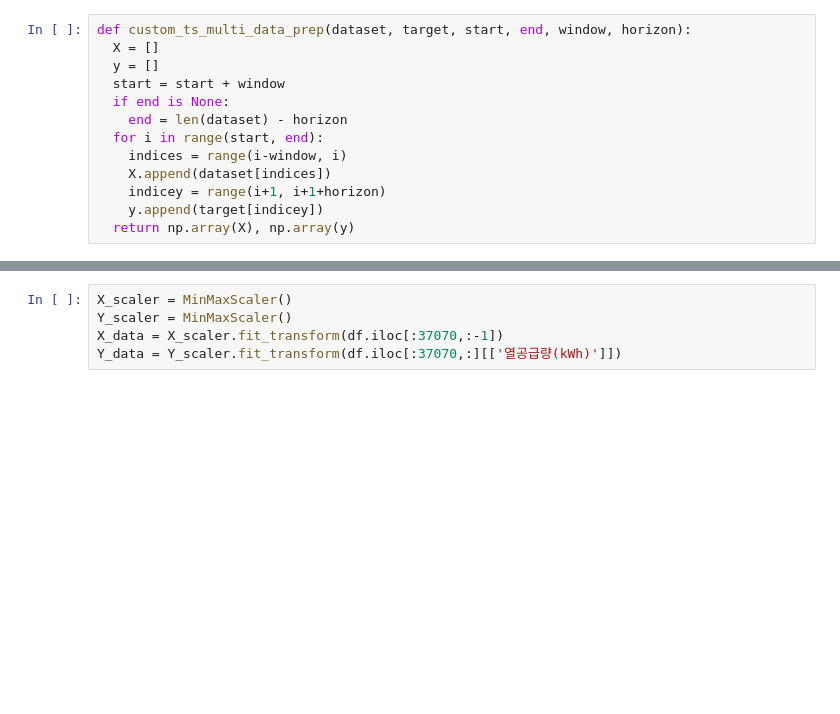
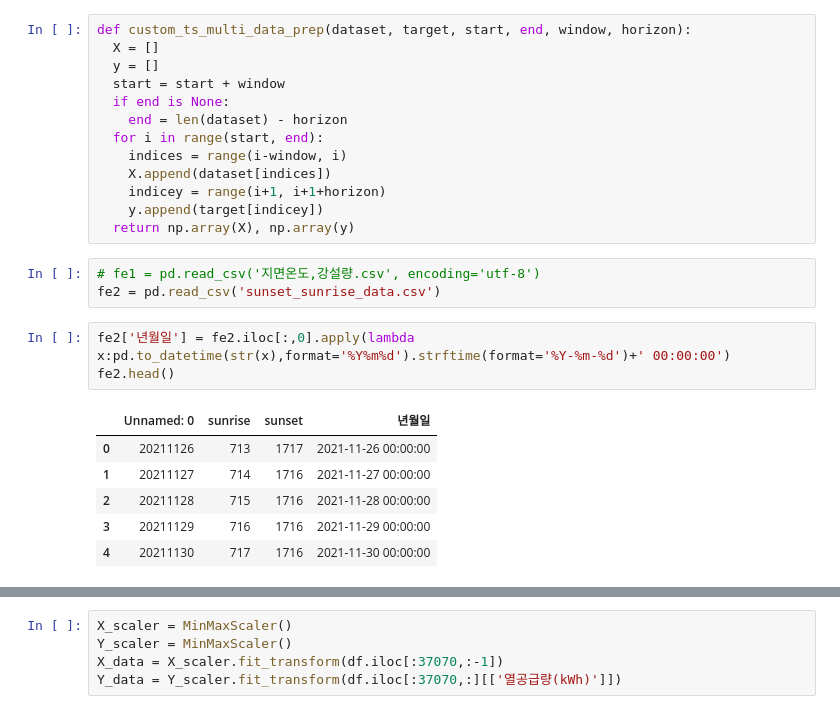
Before and after one commit to yxbxn/smart_farm, a Jupyter notebook: bidirectional_lstm_demo.ipynb, the cells around one changed output, grey strips where cells are left out. Drawn from its saved outputs; the diff is of its cells as text; blank space fills up the shorter version.

```diff
--- a/bidirectional_lstm_demo.ipynb
+++ b/bidirectional_lstm_demo.ipynb
@@ -27,5 +27,18 @@ def custom_ts_multi_data_prep(dataset, target, start, end, window, horizon):
     indicey = range(i+1, i+1+horizon)
     y.append(target[indicey])
   return np.array(X), np.array(y)
+# %%
+# fe1 = pd.read_csv('지면온도,강설량.csv', encoding='utf-8')
+fe2 = pd.read_csv('sunset_sunrise_data.csv')
+# %%
+fe2['년월일'] = fe2.iloc[:,0].apply(lambda x:pd.to_datetime(str(x),format='%Y%m%d').strftime(format='%Y-%m-%d')+' 00:00:00')
+fe2.head()
+# %% [output]
+|  | Unnamed: 0 | sunrise | sunset | 년월일 |
+| 0 | 20211126 | 713 | 1717 | 2021-11-26 00:00:00 |
+| 1 | 20211127 | 714 | 1716 | 2021-11-27 00:00:00 |
+| 2 | 20211128 | 715 | 1716 | 2021-11-28 00:00:00 |
+| 3 | 20211129 | 716 | 1716 | 2021-11-29 00:00:00 |
+| 4 | 20211130 | 717 | 1716 | 2021-11-30 00:00:00 |
 # %%
 df0 = pd.read_csv('smart_farm_train_nonull.csv')
```
Also changed, not shown: parts of 5 cells of this notebook, 1 other file.
